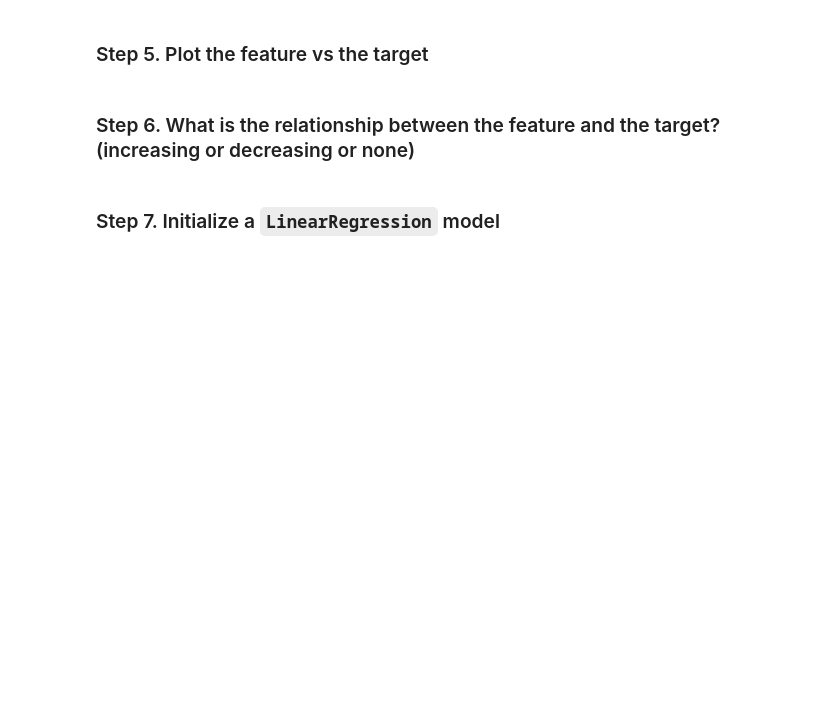
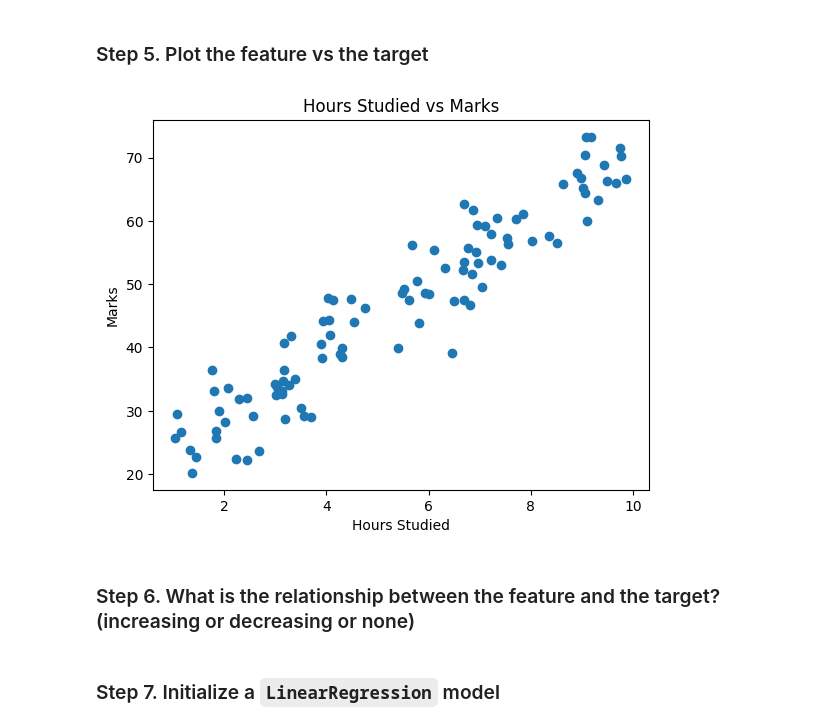
Before and after one commit to musaad-ai/B5, a Jupyter notebook: student/week 3/ex1_reg.ipynb, the cells around one changed output. Cells and saved outputs as stored; diff of their text form; code cells hidden in the pictures; blank space fills up the shorter version.

```diff
--- a/student/week 3/ex1_reg.ipynb
+++ b/student/week 3/ex1_reg.ipynb
@@ -19,0 +19,3 @@ import sklearn
+# %%
+df=pd.read_csv("../../content/datasets/Rounded_Student_Hours_Studied_vs_Marks_Dataset.csv")
+df.head()
@@ -20,4 +29,9 @@ import sklearn
 # %% [markdown]
 ### Step 2.a Assign variables `X` to the features and `y` to the target
+# %%
+features = 'Hours_Studied'
+target = 'Marks'
+data = df[[features]]
+target = df[target]
 # %% [markdown]
 ### Step 2.b print the type of each
@@ -30,4 +79,12 @@ import sklearn
 # %% [markdown]
 ### Step 5. Plot the feature vs the target
+# %%
+plt.scatter(data, target)
+plt.xlabel('Hours Studied')
+plt.ylabel('Marks')
+plt.title('Hours Studied vs Marks')
+plt.show()
+# %% [output]
+[figure, added]
 # %% [markdown]
 ### Step 6. What is the relationship between the feature and the target? (increasing or decreasing or none)
```
Also changed, not shown: parts of 18 cells of this notebook.
